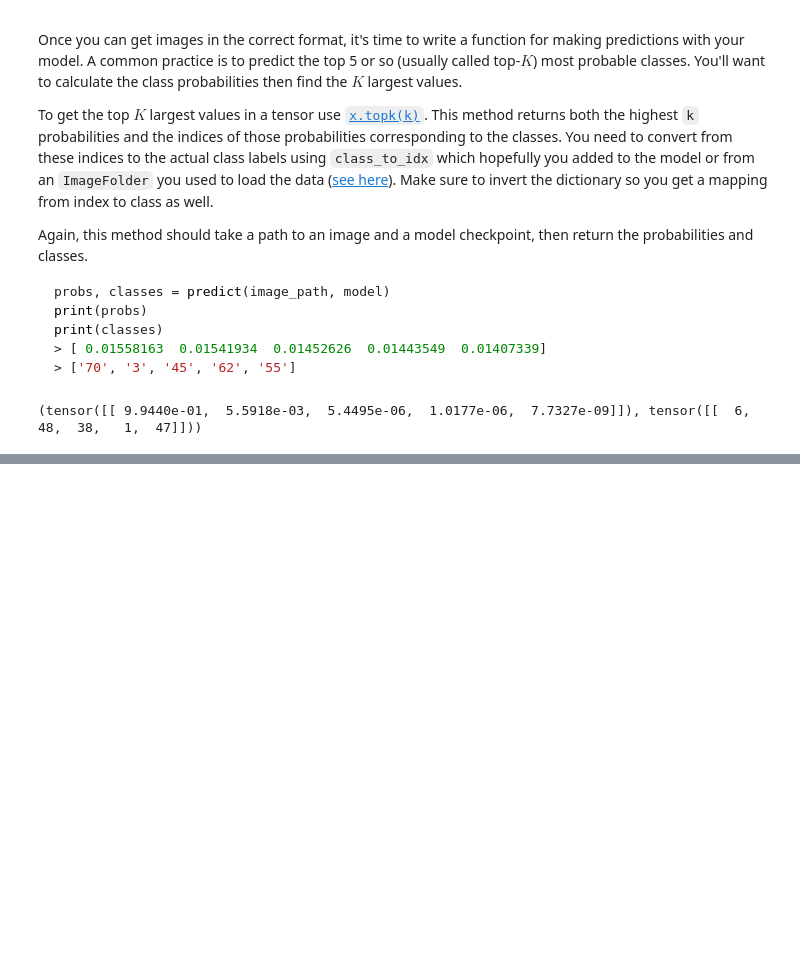
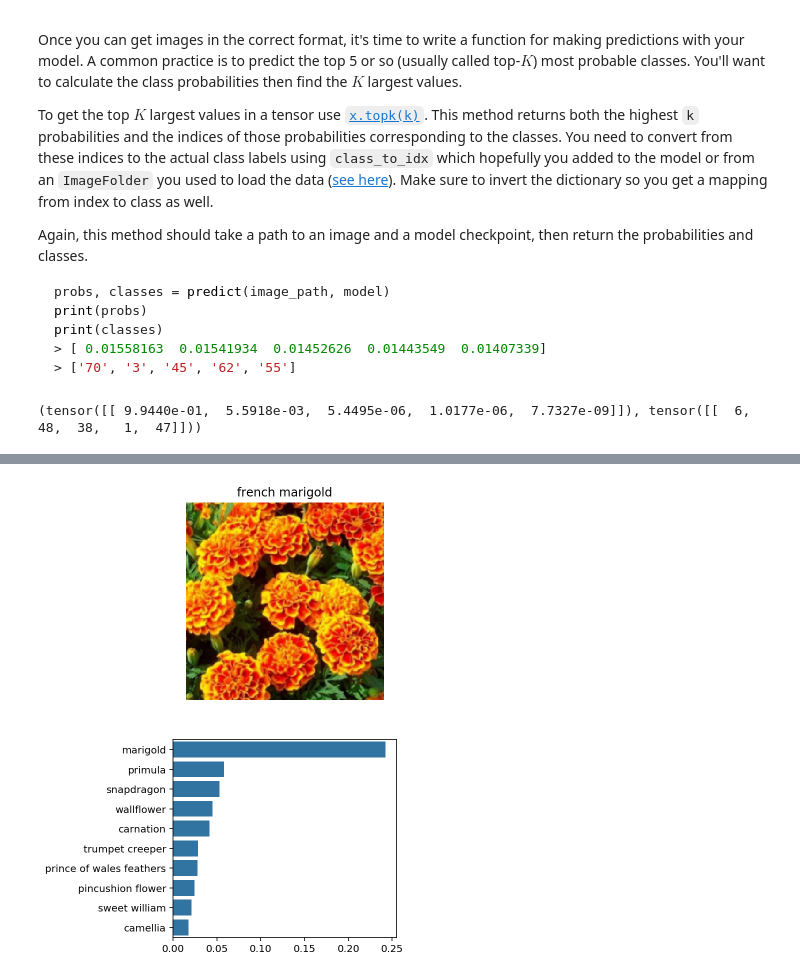
Before and after one commit to delongmeng/Image_Classifier, a Jupyter notebook: Image Classifier Project.ipynb, the cells around one changed output, grey strips where cells are left out. Drawn from its saved outputs; the diff is of its cells as text; code cells hidden in the pictures; blank space fills up the shorter version.

```diff
--- a/Image Classifier Project.ipynb
+++ b/Image Classifier Project.ipynb
@@ -525,0 +532,35 @@ view_classify('flowers/test/12/image_04023.jpg', model)
+# %%
+
+def predict_uploaded(image, model):
+    ''' Function for viewing an user uploaded image and it's predicted classes.
+    '''
+    label = ' '.join(image_name.split('/')[1].split('.')[0].split('_'))
+
+    probs, indices = predict(image, model, 10)
+
+    probs = probs.numpy()[0]
+    indices = indices.numpy()[0]
+    idx_to_class = {val: key for key, val in
+                model.class_to_idx.items()
+                }
+    classes = [idx_to_class[index] for index in indices]
+    class_names = [cat_to_name[str(key)] for key in classes]
+
+    image = Image.open(image)
+    image = process_image(image)
+
+    plt.figure(figsize = (4, 8))
+    ax = plt.subplot(2,1,1)
+
+    imshow(image, ax)
+    ax.axis('off')
+    ax.set_title(label)
+
+    plt.subplot(2,1,2)
+    color = sns.color_palette()[0]
+    sns.barplot(x = probs, y = class_names, color = color);
+    plt.show()
+
+predict_uploaded('uploaded_images/french_marigold.jpg', model)
+# %% [output]
+[figure, added]
```
Also changed, not shown: parts of 3 cells of this notebook, 7 other files.
